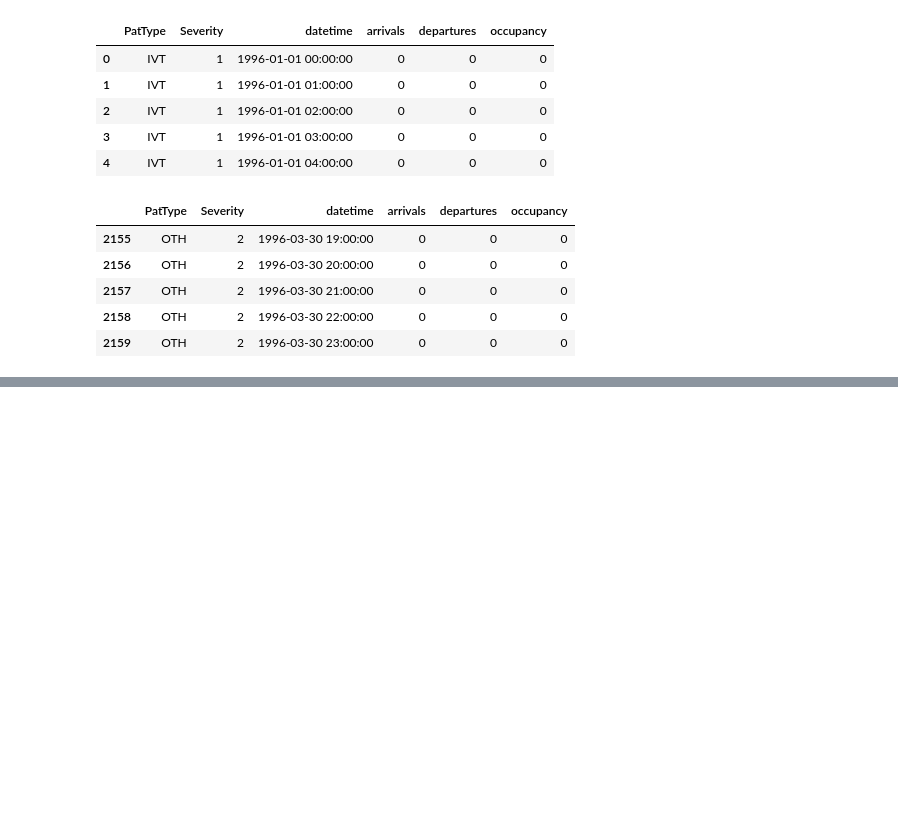
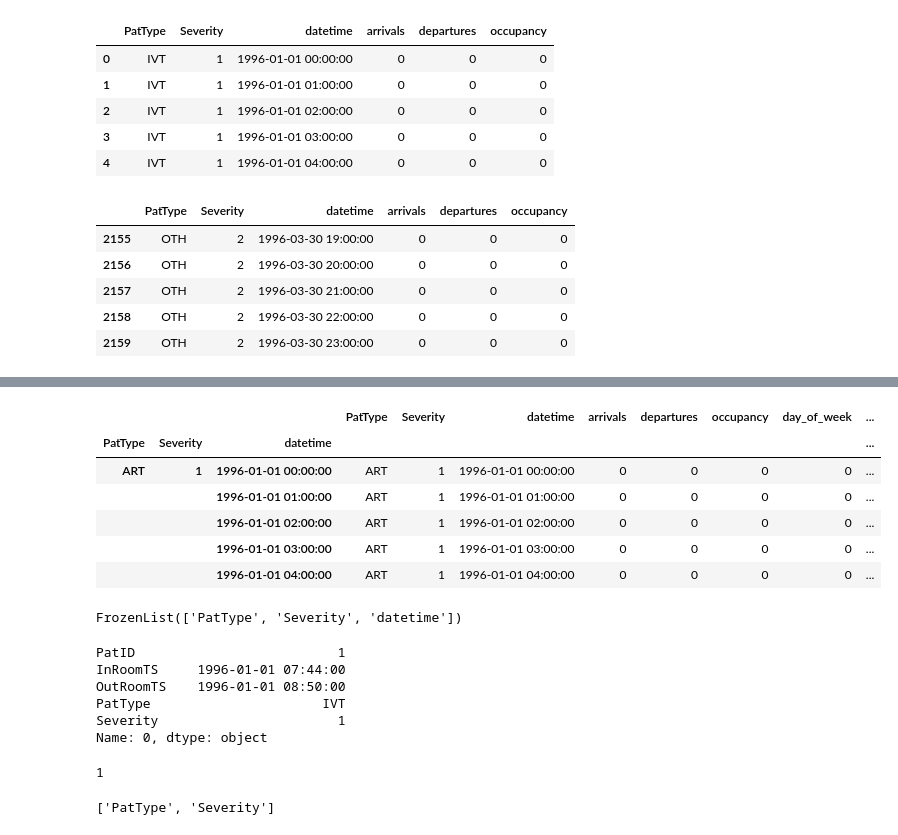
Before and after one commit to misken/hillmaker, a Jupyter notebook: hillmaker/testing/iss17_multicats.ipynb, the cells around one changed output, grey strips where cells are left out. Saved outputs shown, nothing was run; the diff lists cells and outputs as text; code cells hidden in the pictures; blank space fills up the shorter version.

```diff
--- a/hillmaker/testing/iss17_multicats.ipynb
+++ b/hillmaker/testing/iss17_multicats.ipynb
@@ -393,3 +288,6 @@ bydt_df.head()
+# %%
+rng_bydt = pd.Series(pd.date_range(start_analysis_dt, end_analysis_dt, freq=Minute(bin_size_minutes)))
+len_bydt = len(rng_bydt)
 # %%
 bydt_df = DataFrame()
 bydt_data = {'datetime': rng_bydt, 'arrivals': [0.0] * len_bydt,
@@ -419,0 +330,4 @@ bydt_df.tail()
+# %%
+bydt_df['day_of_week'] = bydt_df['datetime'].map(lambda x: x.weekday())
+bydt_df['bin_of_day'] = bydt_df['datetime'].map(lambda x: hmlib.bin_of_day(x, bin_size_minutes))
+bydt_df['bin_of_week'] = bydt_df['datetime'].map(lambda x: hmlib.bin_of_week(x, bin_size_minutes))
@@ -419,0 +352,20 @@ bydt_df.tail()
+# %%
+midx_fields = catfield.copy()
+midx_fields.append('datetime')
+bydt_df.set_index(midx_fields, inplace=True, drop=False)
+
+bydt_df.sortlevel(inplace=True)
+# %%
+bydt_df.head()
+# %% [output]
+|  |  |  | PatType | Severity | datetime | arrivals | departures | occupancy | day_of_week | ... |
+| PatType | Severity | datetime |  |  |  |  |  |  |  | ... |
+| ART | 1 | 1996-01-01 00:00:00 | ART | 1 | 1996-01-01 00:00:00 | 0 | 0 | 0 | 0 | ... |
+|  |  | 1996-01-01 01:00:00 | ART | 1 | 1996-01-01 01:00:00 | 0 | 0 | 0 | 0 | ... |
+|  |  | 1996-01-01 02:00:00 | ART | 1 | 1996-01-01 02:00:00 | 0 | 0 | 0 | 0 | ... |
+|  |  | 1996-01-01 03:00:00 | ART | 1 | 1996-01-01 03:00:00 | 0 | 0 | 0 | 0 | ... |
+|  |  | 1996-01-01 04:00:00 | ART | 1 | 1996-01-01 04:00:00 | 0 | 0 | 0 | 0 | ... |
+# %%
+bydt_df.index.names
+# %% [output]
+FrozenList(['PatType', 'Severity', 'datetime'])
@@ -419,0 +374,17 @@ bydt_df.tail()
+# %%
+row
+# %% [output]
+PatID                          1
+InRoomTS     1996-01-01 07:44:00
+OutRoomTS    1996-01-01 08:50:00
+PatType                      IVT
+Severity                       1
+Name: 0, dtype: object
+# %%
+row['PatID']
+# %% [output]
+1
+# %%
+catfield
+# %% [output]
+['PatType', 'Severity']
```
Also changed, not shown: parts of 37 cells of this notebook, 1 other file.
